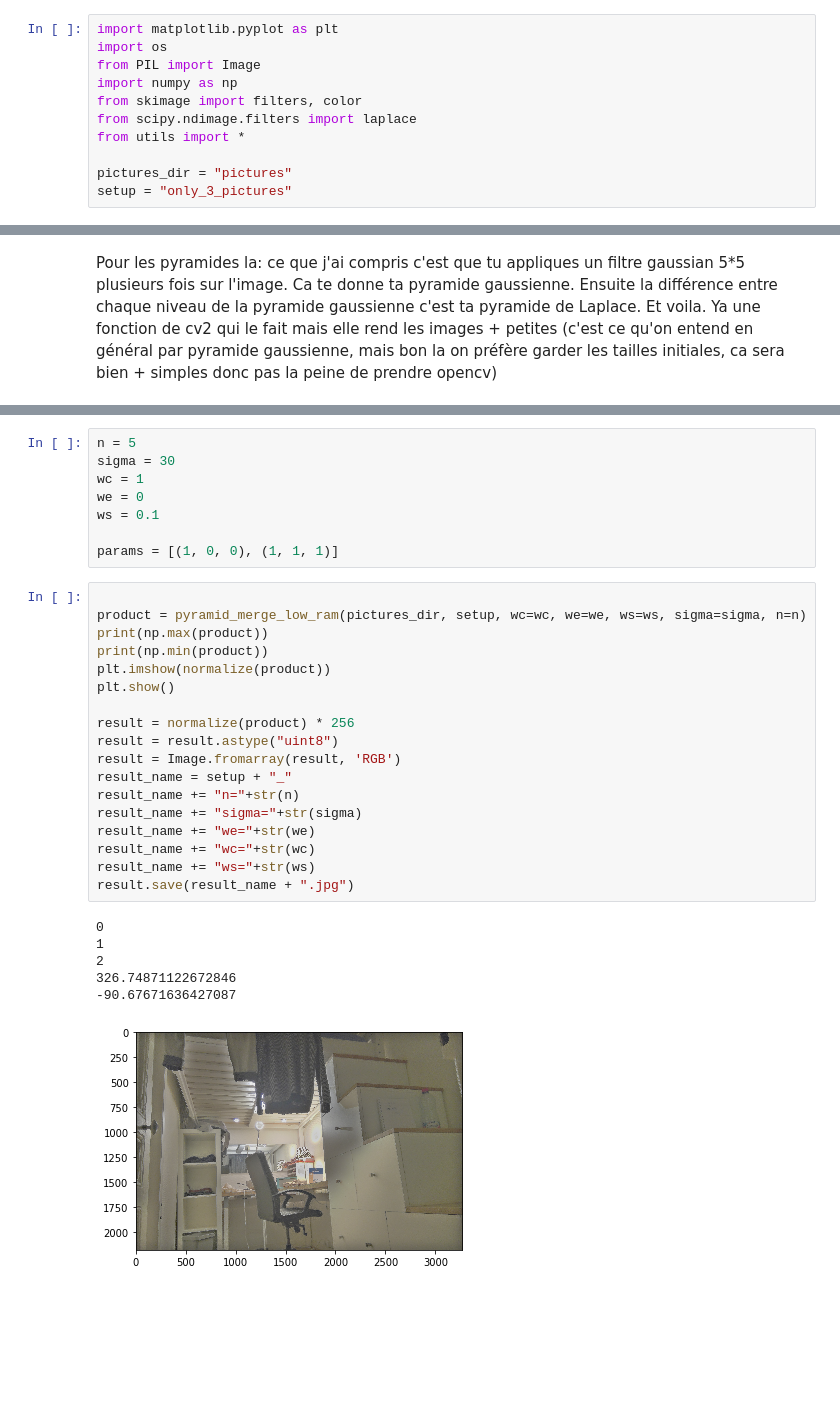
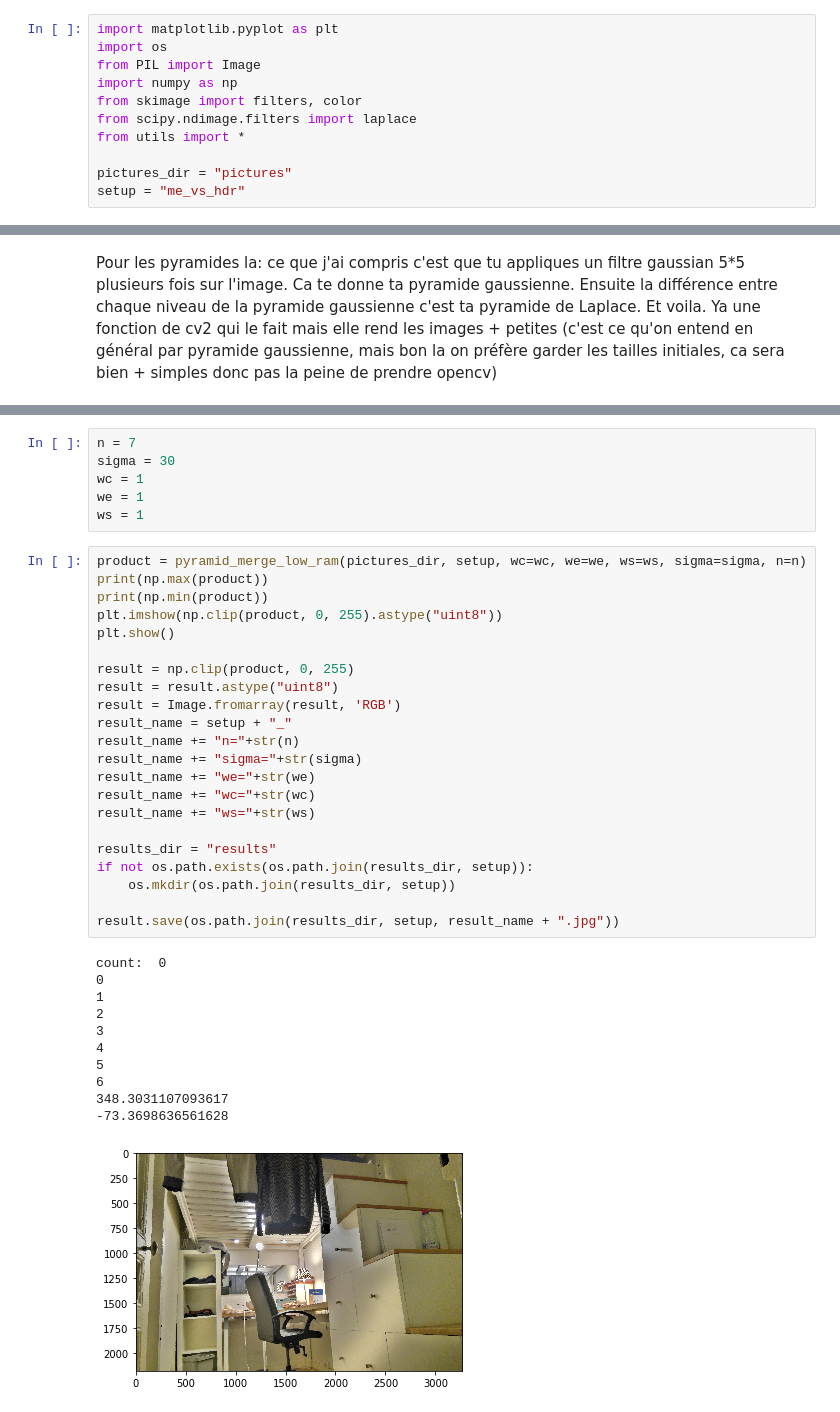
Before and after one commit to raph-m/exposure_fusion, a Jupyter notebook: experiments.ipynb, the cells around one changed output, grey strips where cells are left out. Drawn from its saved outputs; the diff is of its cells as text; blank space fills up the shorter version.

```diff
--- a/experiments.ipynb
+++ b/experiments.ipynb
@@ -8,5 +8,5 @@ from scipy.ndimage.filters import laplace
 from utils import *
 
 pictures_dir = "pictures"
-setup = "only_3_pictures"
+setup = "me_vs_hdr"
 # %%
@@ -83,33 +87,40 @@ Pour les pyramides la: ce que j'ai compris c'est que tu appliques un filtre gaus
 # %%
-n = 5
+n = 7
 sigma = 30
 wc = 1
-we = 0
-ws = 0.1
-
-params = [(1, 0, 0), (1, 1, 1)]
+we = 1
+ws = 1
 # %%
-
 product = pyramid_merge_low_ram(pictures_dir, setup, wc=wc, we=we, ws=ws, sigma=sigma, n=n)
 print(np.max(product))
 print(np.min(product))
-plt.imshow(normalize(product))
+plt.imshow(np.clip(product, 0, 255).astype("uint8"))
 plt.show()
 
-result = normalize(product) * 256
+result = np.clip(product, 0, 255)
 result = result.astype("uint8")
 result = Image.fromarray(result, 'RGB')
 result_name = setup + "_"
 result_name += "n="+str(n)
 result_name += "sigma="+str(sigma)
 result_name += "we="+str(we)
 result_name += "wc="+str(wc)
 result_name += "ws="+str(ws)
-result.save(result_name + ".jpg")
+
+results_dir = "results"
+if not os.path.exists(os.path.join(results_dir, setup)):
+    os.mkdir(os.path.join(results_dir, setup))
+
+result.save(os.path.join(results_dir, setup, result_name + ".jpg"))
 # %% [output]
+count:  0
 0
 1
 2
-326.74871122672846
--90.67671636427087
+3
+4
+5
+6
+348.3031107093617
+-73.3698636561628
-[figure, old version]
+[figure, new version]
```
Also changed, not shown: parts of 5 cells of this notebook, 1 other file.
